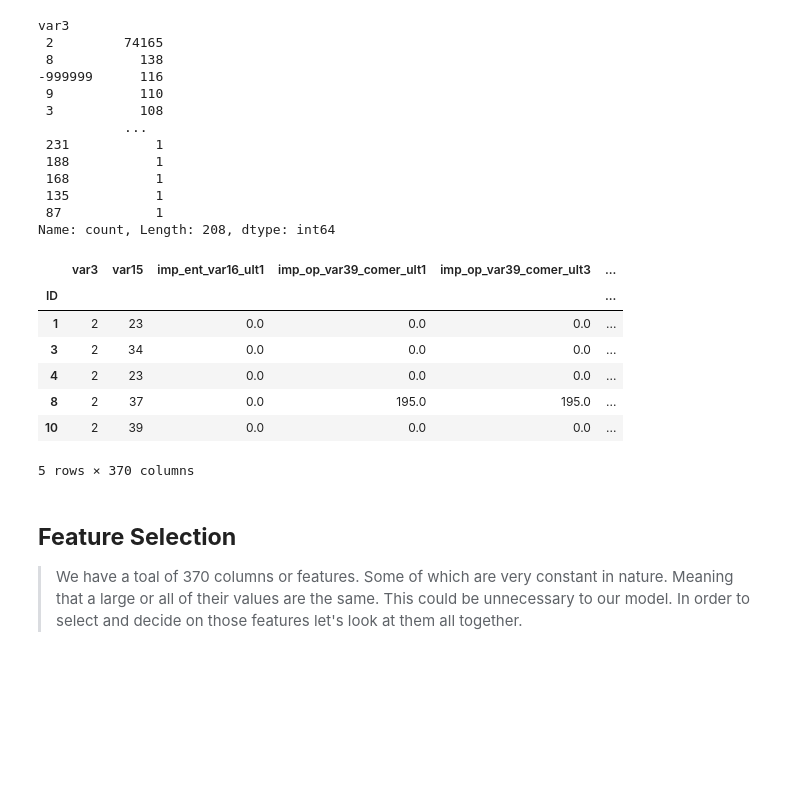
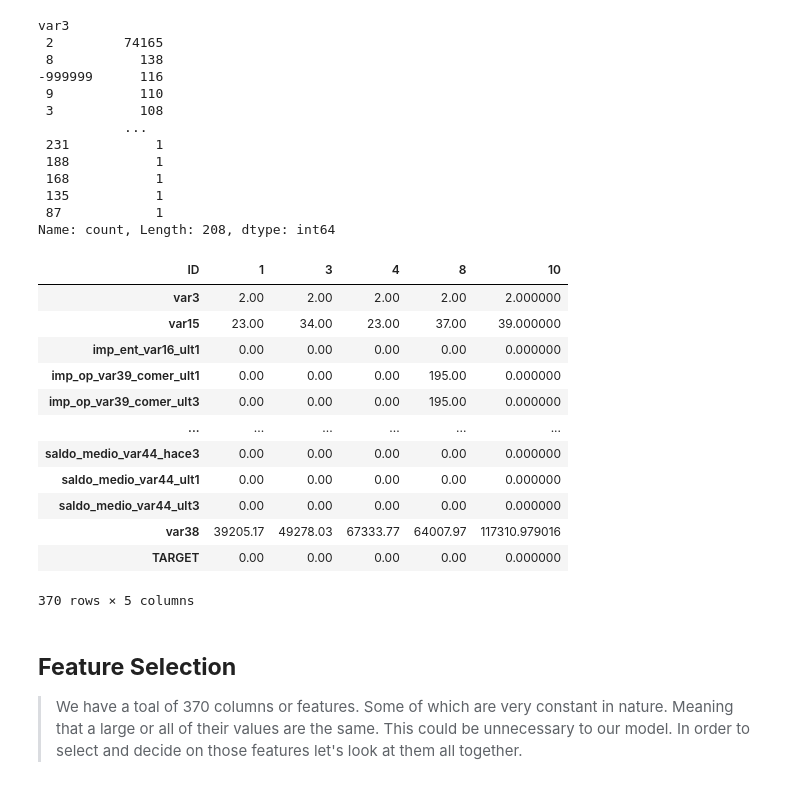
Before and after one commit to abu14/Kaggle_Project_Notebooks, a Jupyter notebook: santander-customer-satisfaction-xgboost.ipynb, the cells around one changed output. Drawn from its saved outputs; the diff is of its cells as text; code cells hidden in the pictures; blank space fills up the shorter version.

```diff
--- a/santander-customer-satisfaction-xgboost.ipynb
+++ b/santander-customer-satisfaction-xgboost.ipynb
@@ -204,22 +189,27 @@ Name: count, Length: 208, dtype: int64
 # %%
 rows_with_value = training[training == -999999]
 
 
 # Get the index of the rows
 index_of_rows = rows_with_value.index
 
 # Get the rows themselves
 rows_with_value_df = training.loc[index_of_rows]
-rows_with_value_df.head()
+rows_with_value_df.head().T
 # %% [output]
-|  | var3 | var15 | imp_ent_var16_ult1 | imp_op_var39_comer_ult1 | imp_op_var39_comer_ult3 | ... |
-| ID |  |  |  |  |  | ... |
-| 1 | 2 | 23 | 0.0 | 0.0 | 0.0 | ... |
-| 3 | 2 | 34 | 0.0 | 0.0 | 0.0 | ... |
-| 4 | 2 | 23 | 0.0 | 0.0 | 0.0 | ... |
-| 8 | 2 | 37 | 0.0 | 195.0 | 195.0 | ... |
-| 10 | 2 | 39 | 0.0 | 0.0 | 0.0 | ... |
+| ID | 1 | 3 | 4 | 8 | 10 |
+| var3 | 2.00 | 2.00 | 2.00 | 2.00 | 2.000000 |
+| var15 | 23.00 | 34.00 | 23.00 | 37.00 | 39.000000 |
+| imp_ent_var16_ult1 | 0.00 | 0.00 | 0.00 | 0.00 | 0.000000 |
+| imp_op_var39_comer_ult1 | 0.00 | 0.00 | 0.00 | 195.00 | 0.000000 |
+| imp_op_var39_comer_ult3 | 0.00 | 0.00 | 0.00 | 195.00 | 0.000000 |
+| ... | ... | ... | ... | ... | ... |
+| saldo_medio_var44_hace3 | 0.00 | 0.00 | 0.00 | 0.00 | 0.000000 |
+| saldo_medio_var44_ult1 | 0.00 | 0.00 | 0.00 | 0.00 | 0.000000 |
+| saldo_medio_var44_ult3 | 0.00 | 0.00 | 0.00 | 0.00 | 0.000000 |
+| var38 | 39205.17 | 49278.03 | 67333.77 | 64007.97 | 117310.979016 |
+| TARGET | 0.00 | 0.00 | 0.00 | 0.00 | 0.000000 |
-5 rows × 370 columns
+370 rows × 5 columns
 # %%
 # Several values in the var3 column have the value -999999
 # We shall replace
```
Also changed, not shown: parts of 16 cells of this notebook.
